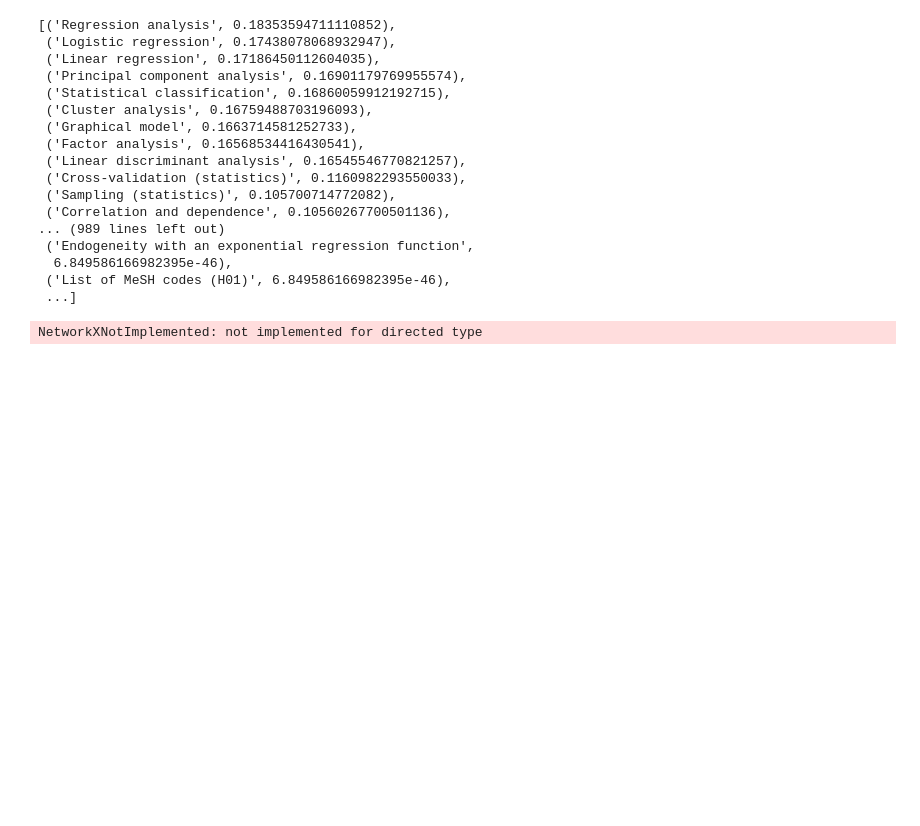
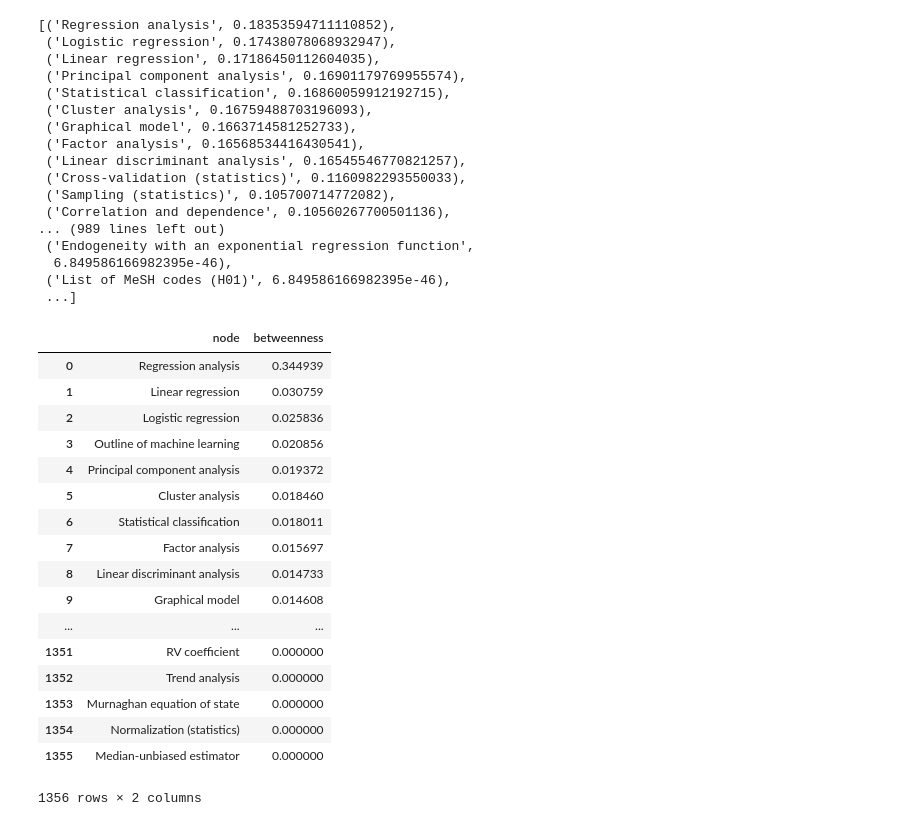
Before and after one commit to QED0711/wiki_learn, a Jupyter notebook: data-retrieval/graph_api/GraphCreator.ipynb, the cells around one changed output. Drawn from its saved outputs; the diff is of its cells as text; code cells hidden in the pictures; blank space fills up the shorter version.

Commit message:
added sort_dict_values function to graph_helpers

```diff
--- a/data-retrieval/graph_api/GraphCreator.ipynb
+++ b/data-retrieval/graph_api/GraphCreator.ipynb
@@ -34,6 +35,8 @@ class GraphCreator:
 
     def __init__(self, entry):
         self.graph = nx.DiGraph()
+
+        self.entry = entry
 
         self.visited = {entry}
         self.next_links = []
@@ -64,6 +67,14 @@ class GraphCreator:
             return sorted([(key, val) for key, val in dict(nx.eigenvector_centrality(self.graph)).items()], key=lambda x: x[1], reverse=True)
         else:
             return nx.eigenvector_centrality(self.graph)
+
+    def create_ego(self, node=None):
+        if not node:
+            node = self.entry
+
+        ego = nx.ego_graph(self.graph, node)
+        ego.name = node
+        return ego
 
     def expand_network(self, group_size=10, timeout=10):
 
@@ -105,7 +116,7 @@ class GraphCreator:
 # %% [markdown]
 ## TESTS
 # %%
-# gc = GraphCreator("Random forest")
+gc = GraphCreator("Random forest")
 wis = WikiIntroScrapper("https://en.wikipedia.org/wiki/Random forest")
 wis.parse_intro_links();
 # %%
@@ -297,7 +308,30 @@ sorted([(key, value) for key, value in nx.eigenvector_centrality(ego).items()],
   6.849586166982395e-46),
  ('List of MeSH codes (H01)', 6.849586166982395e-46),
  ...]
-# %%
-nx.algorithms.centrality.voterank(ego, 5)
-# %% [output]
-NetworkXNotImplemented: not implemented for directed type
+# %%
+def sort_dict_values(dict, columns, sort_column, ascending=False):
+    to_list = [(key, value) for key, value in dict.items()]
+    return pd.DataFrame(to_list, columns=columns).sort_values(sort_column, ascending=ascending).reset_index().drop("index", axis=1)
+# %%
+regression_ego = sort_dict_values(nx.betweenness_centrality(ego), ["node", "betweenness"], "betweenness")
+regression_ego
+# regression_ego[regression_ego.node == "Random forest"]
+# %% [output]
+|  | node | betweenness |
+| 0 | Regression analysis | 0.344939 |
+| 1 | Linear regression | 0.030759 |
+| 2 | Logistic regression | 0.025836 |
+| 3 | Outline of machine learning | 0.020856 |
+| 4 | Principal component analysis | 0.019372 |
+| 5 | Cluster analysis | 0.018460 |
+| 6 | Statistical classification | 0.018011 |
+| 7 | Factor analysis | 0.015697 |
+| 8 | Linear discriminant analysis | 0.014733 |
+| 9 | Graphical model | 0.014608 |
+| ... | ... | ... |
+| 1351 | RV coefficient | 0.000000 |
+| 1352 | Trend analysis | 0.000000 |
+| 1353 | Murnaghan equation of state | 0.000000 |
+| 1354 | Normalization (statistics) | 0.000000 |
+| 1355 | Median-unbiased estimator | 0.000000 |
+1356 rows × 2 columns
```
Also changed, not shown: parts of 2 cells of this notebook, 1 other file.
